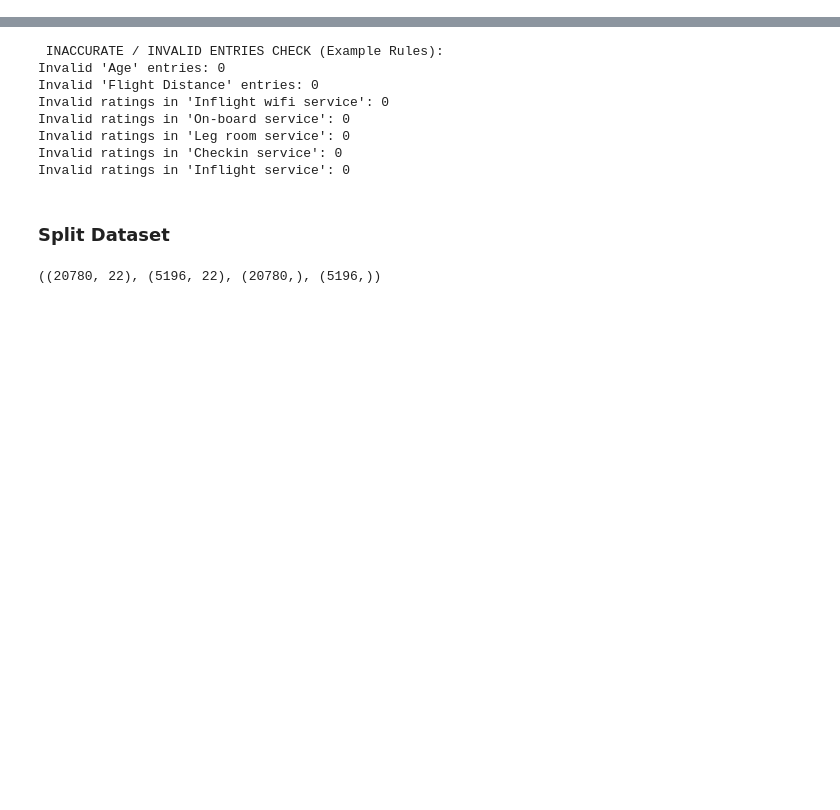
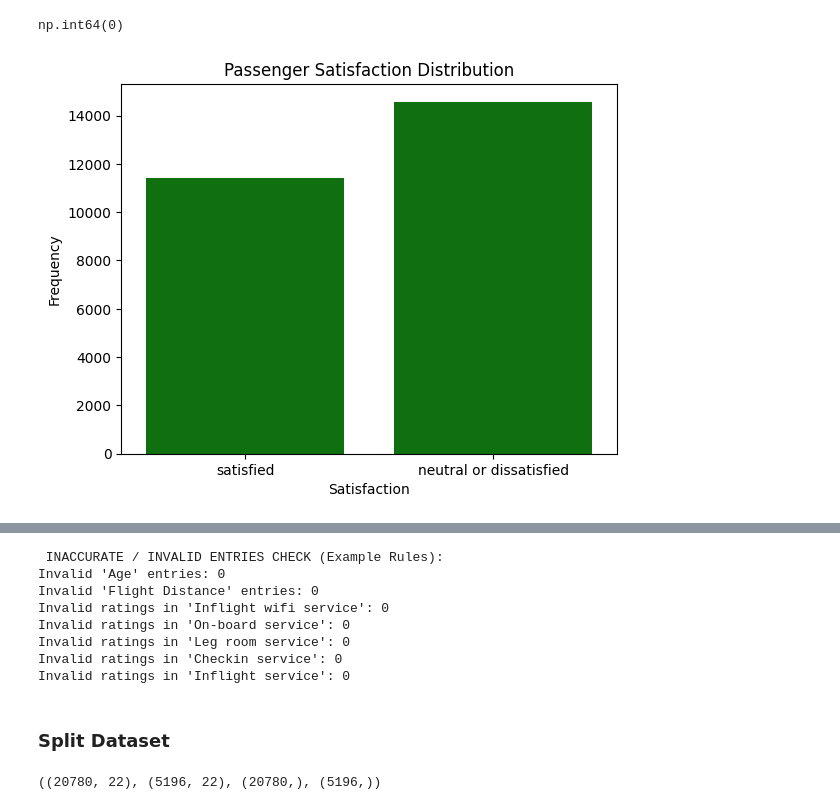
Before and after one commit to VALKAN00/Airline-Passenger-Satisfaction, a Jupyter notebook: Preprocessing + Modeling/Computation_Project.ipynb, the cells around one changed output, grey strips where cells are left out. Saved outputs shown, nothing was run; the diff lists cells and outputs as text; code cells hidden in the pictures; blank space fills up the shorter version.

```diff
--- a/Preprocessing + Modeling/Computation_Project.ipynb
+++ b/Preprocessing + Modeling/Computation_Project.ipynb
@@ -32,5 +32,4 @@ import seaborn as sns
 import matplotlib.pyplot as plt
 # %%
 # Load data
-df = pd.read_csv("test.csv")
-display(df)
+df = pd.read_csv("../test.csv")
@@ -50,0 +132,12 @@ display(df)
+# %%
+df.duplicated().sum()
+# %% [output]
+np.int64(0)
+# %%
+sns.countplot(data=df, x='satisfaction',color='green')
+plt.title('Passenger Satisfaction Distribution')
+plt.xlabel('Satisfaction')
+plt.ylabel('Frequency')
+plt.show()
+# %% [output]
+[figure, added]
```
Also changed, not shown: parts of 19 cells of this notebook, 1 other file.
